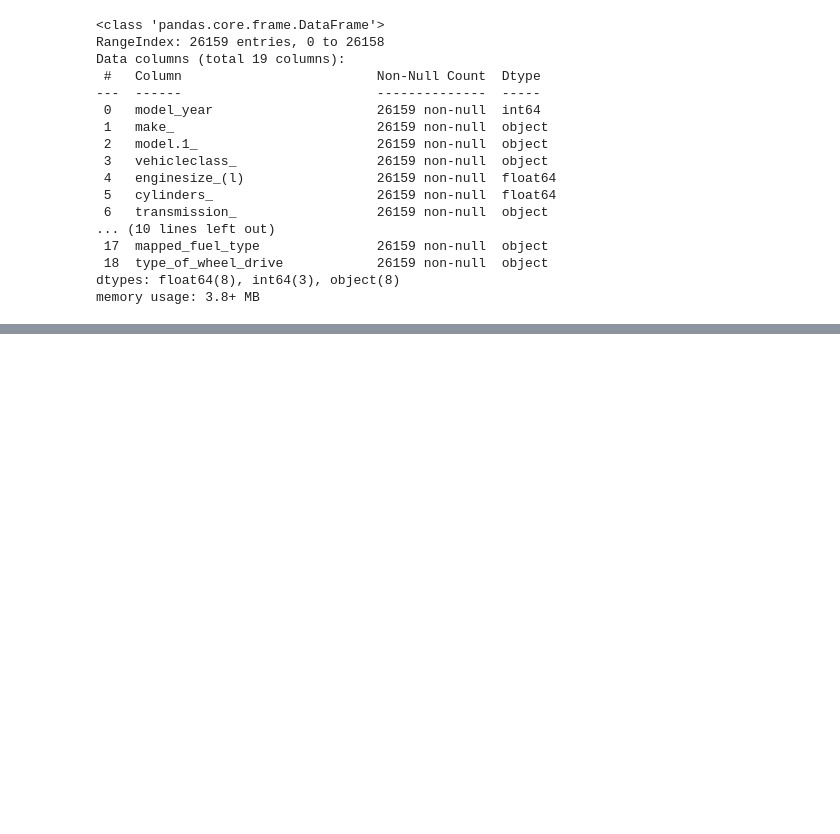
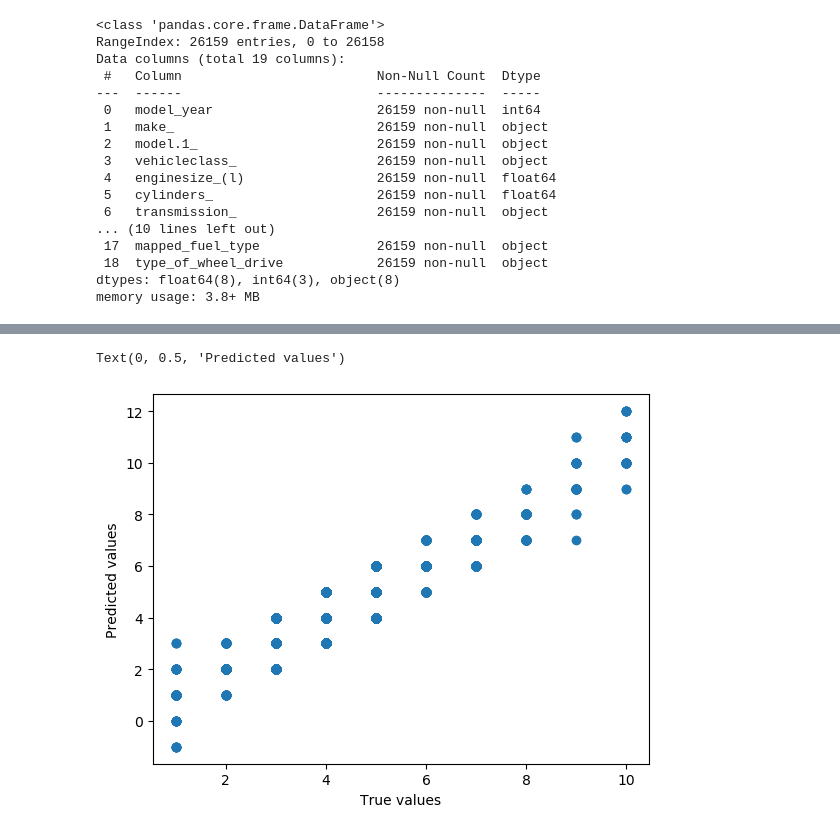
Before and after one commit to lfunderburk/machine-learning-capstone, a Jupyter notebook: notebooks/machine-learning-exploration.ipynb, the cells around one changed output, grey strips where cells are left out. Saved outputs shown, nothing was run; the diff lists cells and outputs as text; code cells hidden in the pictures; blank space fills up the shorter version.

```diff
--- a/notebooks/machine-learning-exploration.ipynb
+++ b/notebooks/machine-learning-exploration.ipynb
@@ -264,0 +259,7 @@ model score: 0.924
+# %%
+plt.scatter(y_true_lr, rounded_predicted_lr)
+plt.xlabel("True values")
+plt.ylabel("Predicted values")
+# %% [output]
+Text(0, 0.5, 'Predicted values')
+[figure, added]
```
Also changed, not shown: parts of 54 cells of this notebook.
